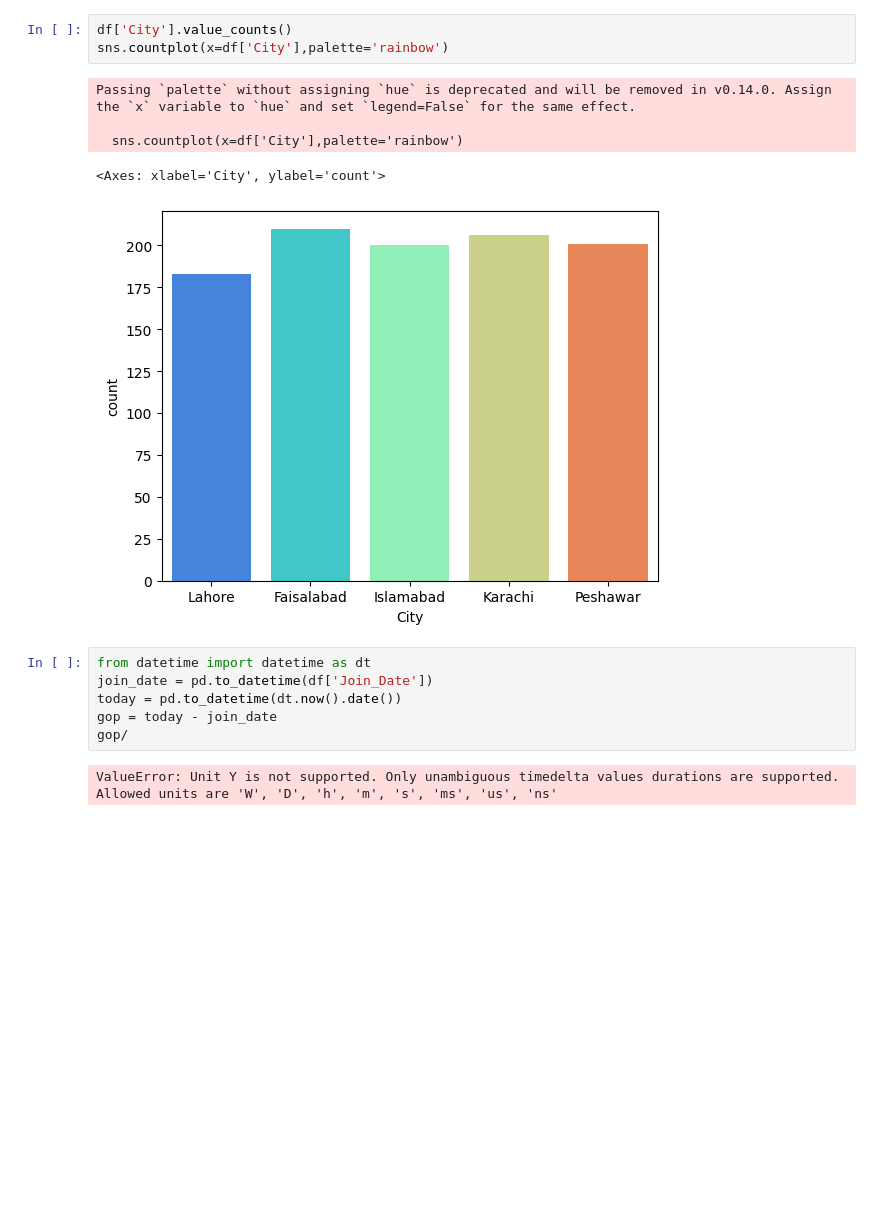
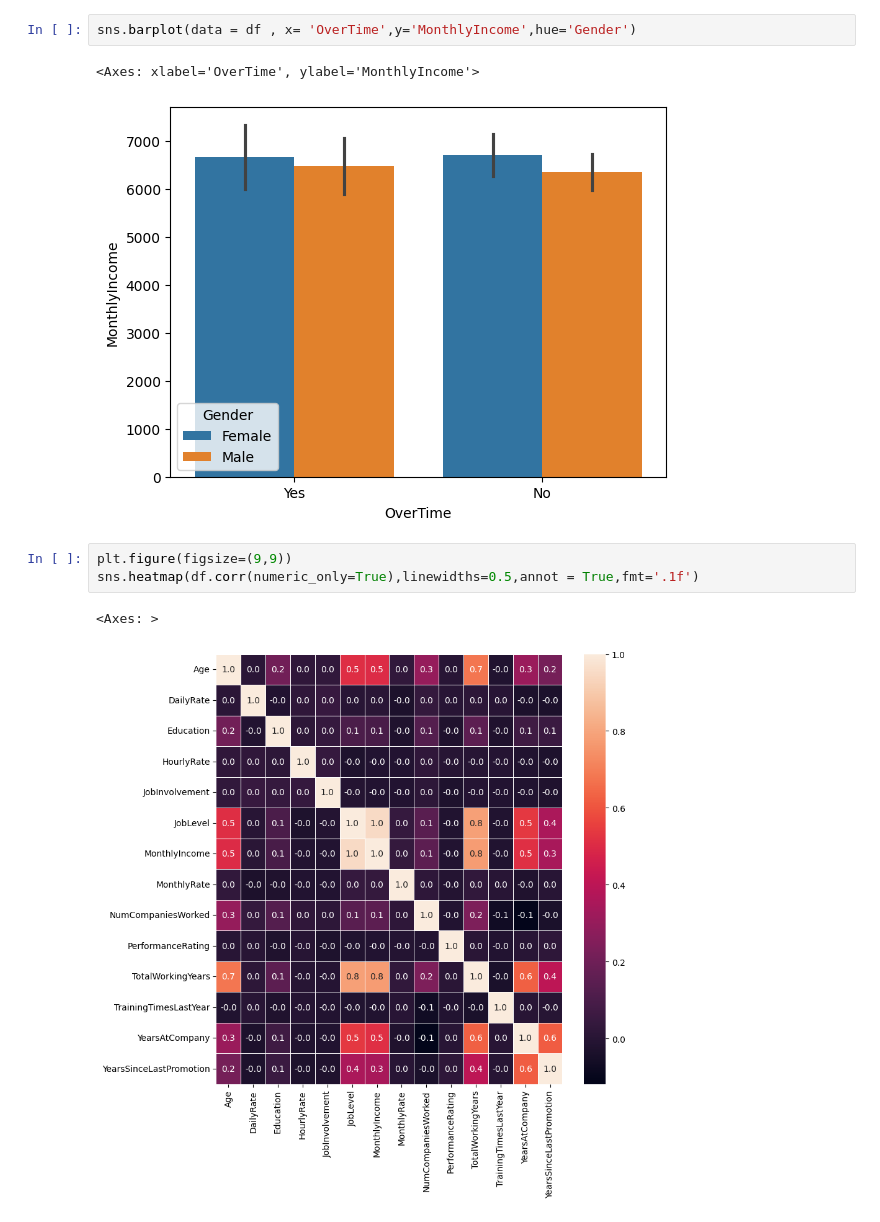
Before and after one commit to adnansaqib180-bit/Salary-Predictor-Regression, a Jupyter notebook: hr_data.ipynb, the cells around one changed output. Drawn from its saved outputs; the diff is of its cells as text; blank space fills up the shorter version.

```diff
--- a/hr_data.ipynb
+++ b/hr_data.ipynb
@@ -116,17 +36,11 @@ sns.heatmap(cor,annot=True)
-# %%
-df['City'].value_counts()
-sns.countplot(x=df['City'],palette='rainbow')
-# %% [output]
-Passing `palette` without assigning `hue` is deprecated and will be removed in v0.14.0. Assign the `x` variable to `hue` and set `legend=False` for the same effect.
-
-  sns.countplot(x=df['City'],palette='rainbow')
-<Axes: xlabel='City', ylabel='count'>
-[figure, removed]
-# %%
-from datetime import datetime as dt
-join_date = pd.to_datetime(df['Join_Date'])
-today = pd.to_datetime(dt.now().date())
-gop = today - join_date
-gop/
-# %% [output]
-ValueError: Unit Y is not supported. Only unambiguous timedelta values durations are supported. Allowed units are 'W', 'D', 'h', 'm', 's', 'ms', 'us', 'ns'
+# %%
+sns.barplot(data = df , x= 'OverTime',y='MonthlyIncome',hue='Gender')
+# %% [output]
+<Axes: xlabel='OverTime', ylabel='MonthlyIncome'>
+[figure, added]
+# %%
+plt.figure(figsize=(9,9))
+sns.heatmap(df.corr(numeric_only=True),linewidths=0.5,annot = True,fmt='.1f')
+# %% [output]
+<Axes: >
+[figure, added]
```
Also changed, not shown: parts of 22 cells of this notebook.
